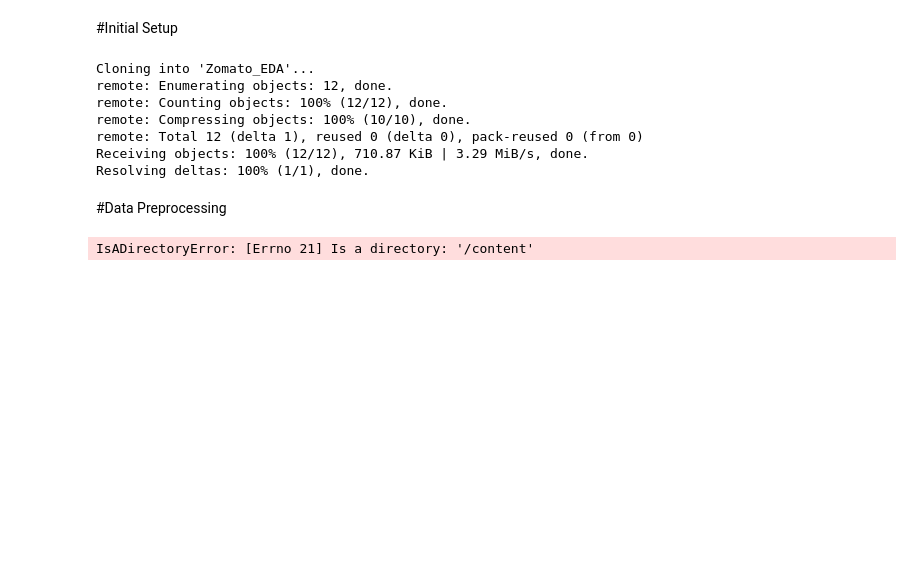
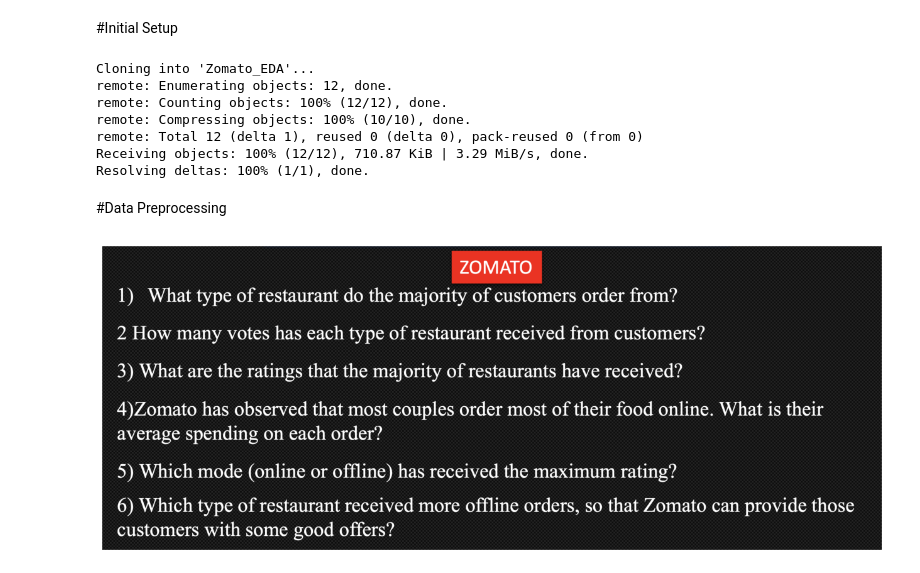
Before and after one commit to sike990/Zomato_EDA, a Jupyter notebook: Zomato_EDA.ipynb, the cells around one changed output. Saved outputs shown, nothing was run; the diff lists cells and outputs as text; code cells hidden in the pictures; blank space fills up the shorter version.

```diff
--- a/Zomato_EDA.ipynb
+++ b/Zomato_EDA.ipynb
@@ -22,8 +22,13 @@ import os
 #Data Preprocessing
 # %%
 image = mpimg.imread("/content/Zomato_EDA/Analysis_Objective.png")
+
+plt.figure(figsize = (16,8))
+plt.imshow(image)
+plt.axis(False)
+plt.show()
 # %% [output]
-IsADirectoryError: [Errno 21] Is a directory: '/content'
+[figure, added]
 # %%
 data = pd.read_csv("/content/Zomato_EDA/Zomato data .csv")
 # %%
```
Also changed, not shown: parts of 10 cells of this notebook.
